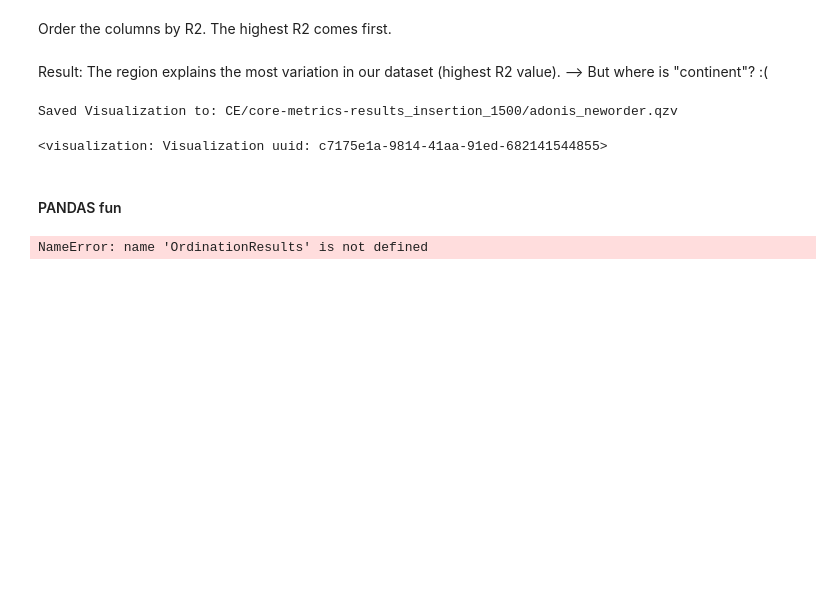
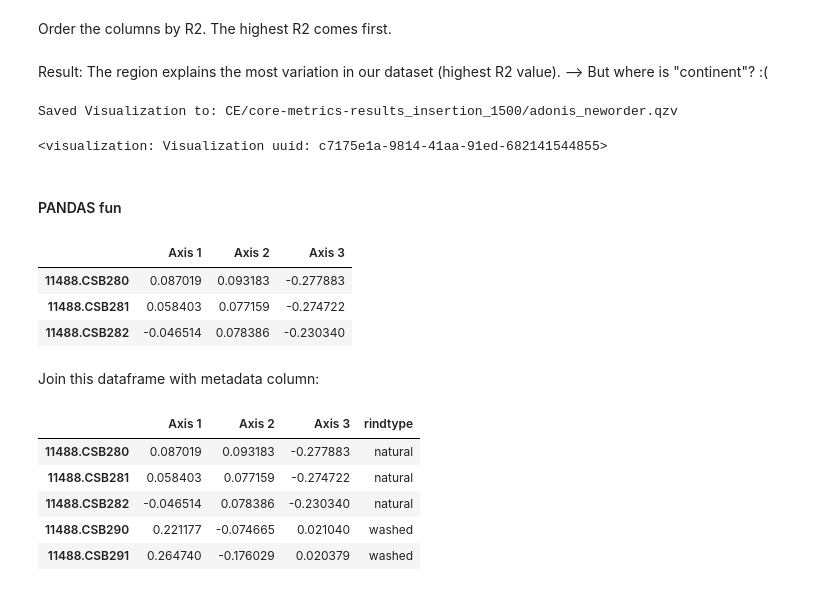
Before and after one commit to besutter1/Cheez-Eyez, a Jupyter notebook: diversity.ipynb, the cells around one changed output. Saved outputs shown, nothing was run; the diff lists cells and outputs as text; code cells hidden in the pictures; blank space fills up the shorter version.

```diff
--- a/diversity.ipynb
+++ b/diversity.ipynb
@@ -291,14 +292,27 @@ Visualization.load(f'{data_dir}/core-metrics-results_insertion_1500/adonis_newor
 #### PANDAS fun
 # %%
 unw_UF_pcoa_res = q2.Artifact.load(os.path.join(data_dir, 'core-metrics-results_insertion_1500/unweighted_unifrac_pcoa_results.qza'))
-unw_UF_pcoa_res = unw_UF_pcoa_res.view(view_type = OrdinationResults)
+unw_UF_pcoa_res = unw_UF_pcoa_res.view(OrdinationResults)
 # let's just take the first 3 columns (i.e., first 3 PCoA axes)
-unw_UF_pcoa_res_data = pcs.samples.iloc[:,:3]
+unw_UF_pcoa_res_data = unw_UF_pcoa_res.samples.iloc[:,:3]
 # rename the columns for clarity
 unw_UF_pcoa_res_data.columns = ['Axis 1', 'Axis 2', 'Axis 3']
-
-#ordinationresults funktioniert nicht....
-# %% [output]
-NameError: name 'OrdinationResults' is not defined
 # %%
 unw_UF_pcoa_res_data.head(3)
+# %% [output]
+|  | Axis 1 | Axis 2 | Axis 3 |
+| 11488.CSB280 | 0.087019 | 0.093183 | -0.277883 |
+| 11488.CSB281 | 0.058403 | 0.077159 | -0.274722 |
+| 11488.CSB282 | -0.046514 | 0.078386 | -0.230340 |
+# %% [markdown]
+Join this dataframe with metadata column:
+# %%
+unw_UF_pcoa_res_data_with_rindtype = unw_UF_pcoa_res_data.join(df_meta['rindtype'])
+unw_UF_pcoa_res_data_with_rindtype.head()
+# %% [output]
+|  | Axis 1 | Axis 2 | Axis 3 | rindtype |
+| 11488.CSB280 | 0.087019 | 0.093183 | -0.277883 | natural |
+| 11488.CSB281 | 0.058403 | 0.077159 | -0.274722 | natural |
+| 11488.CSB282 | -0.046514 | 0.078386 | -0.230340 | natural |
+| 11488.CSB290 | 0.221177 | -0.074665 | 0.021040 | washed |
+| 11488.CSB291 | 0.264740 | -0.176029 | 0.020379 | washed |
```
Also changed, not shown: parts of 1 cell of this notebook.
